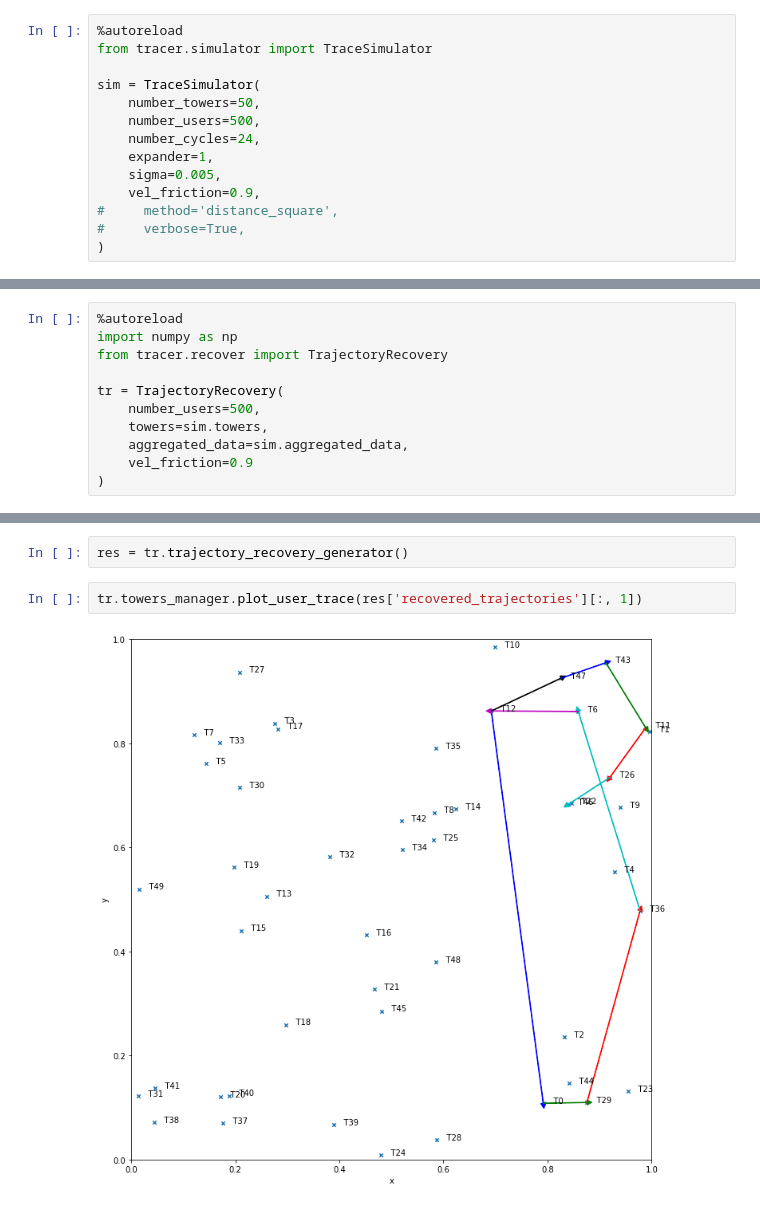
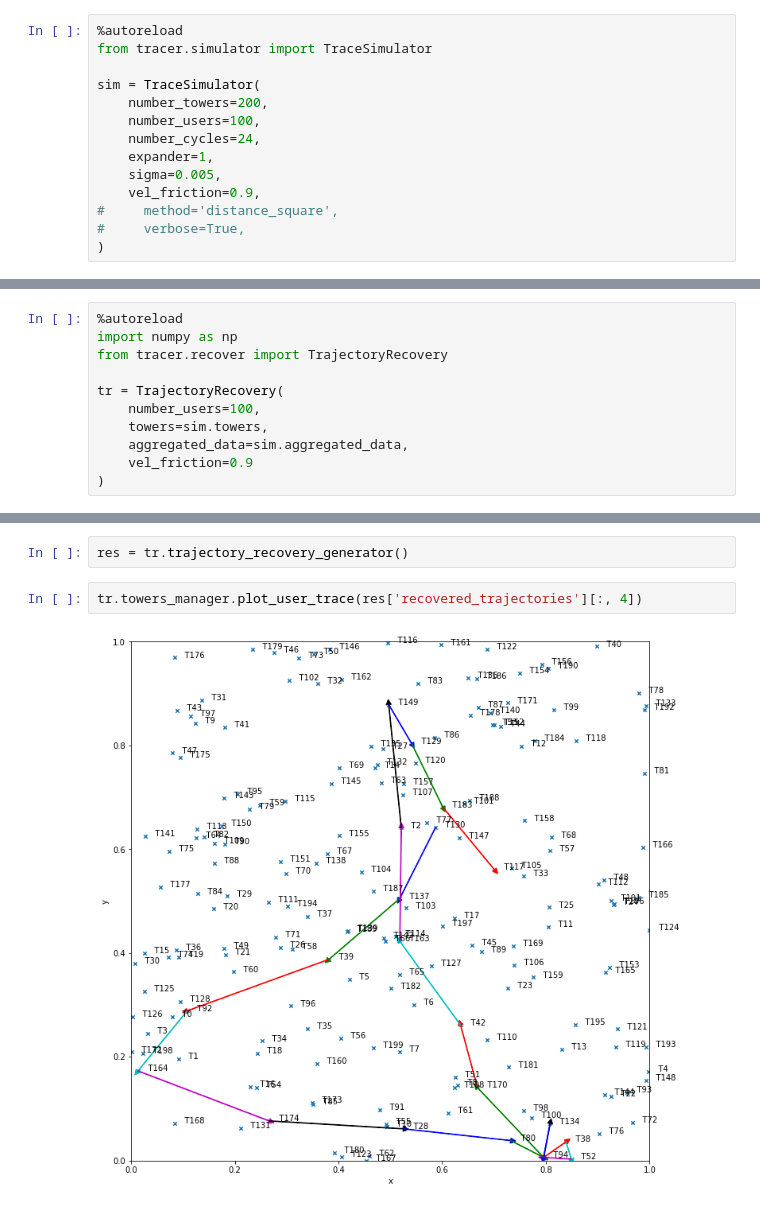
Before and after one commit to leopiney/tscf, a Jupyter notebook: trace_simulator_v2.ipynb, the cells around one changed output, grey strips where cells are left out. Cells and saved outputs as stored; diff of their text form.

```diff
--- a/trace_simulator_v2.ipynb
+++ b/trace_simulator_v2.ipynb
@@ -7,8 +7,8 @@
 from tracer.simulator import TraceSimulator
 
 sim = TraceSimulator(
-    number_towers=50,
-    number_users=500,
+    number_towers=200,
+    number_users=100,
     number_cycles=24,
     expander=1,
     sigma=0.005,
@@ -50,7 +50,7 @@ import numpy as np
 from tracer.recover import TrajectoryRecovery
 
 tr = TrajectoryRecovery(
-    number_users=500,
+    number_users=100,
     towers=sim.towers,
     aggregated_data=sim.aggregated_data,
     vel_friction=0.9
@@ -64,6 +64,6 @@ tr.L.shape
 # %%
 res = tr.trajectory_recovery_generator()
 # %%
-tr.towers_manager.plot_user_trace(res['recovered_trajectories'][:, 1])
+tr.towers_manager.plot_user_trace(res['recovered_trajectories'][:, 4])
 # %% [output]
-[figure, old version]
+[figure, new version]
```
Also changed, not shown: parts of 8 cells of this notebook, 2 other files.
